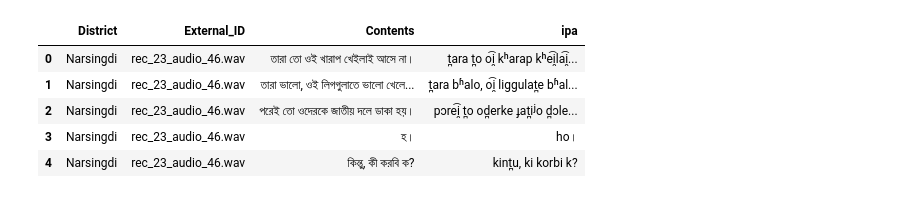
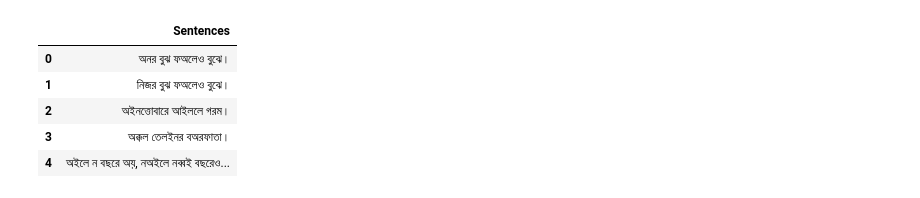
Before and after one commit to Sourav9063/IPA, a Jupyter notebook: IPA_region/sentence/replace_word.ipynb, the cells around one changed output. Saved outputs shown, nothing was run; the diff lists cells and outputs as text; code cells hidden in the pictures.

```diff
--- a/IPA_region/sentence/replace_word.ipynb
+++ b/IPA_region/sentence/replace_word.ipynb
@@ -9,12 +11,12 @@ word_column=zilla_name
 ipa_column=zilla_name+"_ipa"
 # %%
 df_sentence = pd.read_excel(f"{sentence_file}.xlsx")
-df_all_words = pd.read_csv(f"{all_words_file}.csv")
+df_all_words = pd.read_excel(f"{all_words_file}.xlsx")
 df_sentence.head()
 # %% [output]
-|  | District | External_ID | Contents | ipa |
-| 0 | Narsingdi | rec_23_audio_46.wav | তারা তো ওই খারাপ খেইলাই আসে না। | t̪ara t̪o o͡i̯ kʰarap kʰe͡i̯la͡i̯... |
-| 1 | Narsingdi | rec_23_audio_46.wav | তারা ভালো, ওই লিগগুলাতে ভালো খেলে... | t̪ara bʱalo, o͡i̯ liggulat̪e bʱal... |
-| 2 | Narsingdi | rec_23_audio_46.wav | পরেই তো ওদেরকে জাতীয় দলে ডাকা হয়। | pɔre͡i̯ t̪o od̪erke ɟat̪iʲo d̪ɔle... |
-| 3 | Narsingdi | rec_23_audio_46.wav | হ। | ho। |
-| 4 | Narsingdi | rec_23_audio_46.wav | কিন্তু, কী করবি ক? | kint̪u, ki korbi k? |
+|  | Sentences |
+| 0 | অনর বুঝ ফঅলেও বুঝে। |
+| 1 | নিজর বুঝ ফঅলেও বুঝে। |
+| 2 | অইনত্তোবারে আইললে গরম। |
+| 3 | অক্কল তেলইনর বঅরফাতা। |
+| 4 | অইলে ন বছরে অয়, নঅইলে নব্বই বছরেও... |
```
Also changed, not shown: parts of 36 cells of this notebook, 4 other files.
